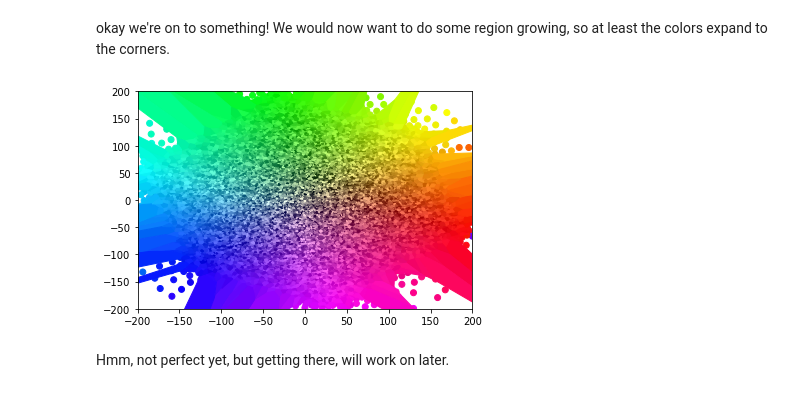
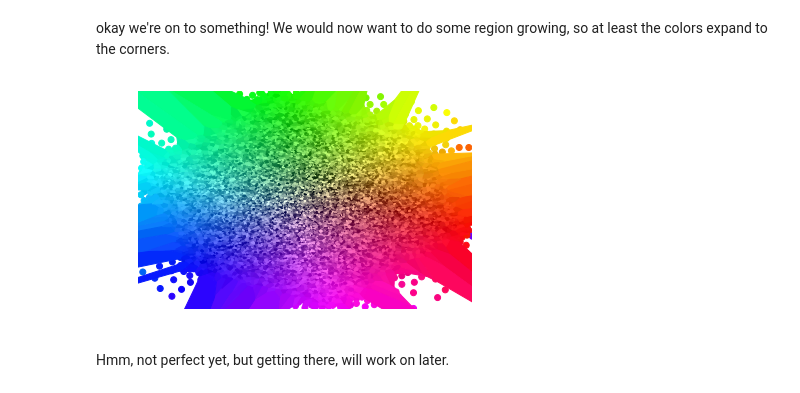
Before and after one commit to vsoch/codeart, a Jupyter notebook: examples/derive_colormap.ipynb, the cells around one changed output. Drawn from its saved outputs; the diff is of its cells as text; code cells hidden in the pictures.

```diff
--- a/examples/derive_colormap.ipynb
+++ b/examples/derive_colormap.ipynb
@@ -313,16 +313,17 @@ okay we're on to something! We would now want to do some region growing, so at l
 # %%
 # See https://stackoverflow.com/questions/41244322/how-to-color-voronoi-according-to-a-color-scale-and-the-area-of-each-cell
 plt.scatter(spread_data[:,0], spread_data[:, 1], c=vectors[[0,1,2]].to_numpy()/255);
 for r in range(len(voronoi.point_region)):
     region = voronoi.regions[voronoi.point_region[r]]
     if not -1 in region:
         polygon = [voronoi.vertices[i] for i in region]
         plt.fill(*zip(*polygon), color=(vectors[[0,1,2]].to_numpy()/255)[r])
 
 plt.xlim((-200, 200))   # set the xlim to left, right
 plt.ylim((-200, 200))     # set the xlim to left, right
+plt.axis("off")
 plt.show()
 # %% [output]
-[figure, old version]
+[figure, new version]
 # %% [markdown]
 Hmm, not perfect yet, but getting there, will work on later.
```
Also changed, not shown: 1 other file.
